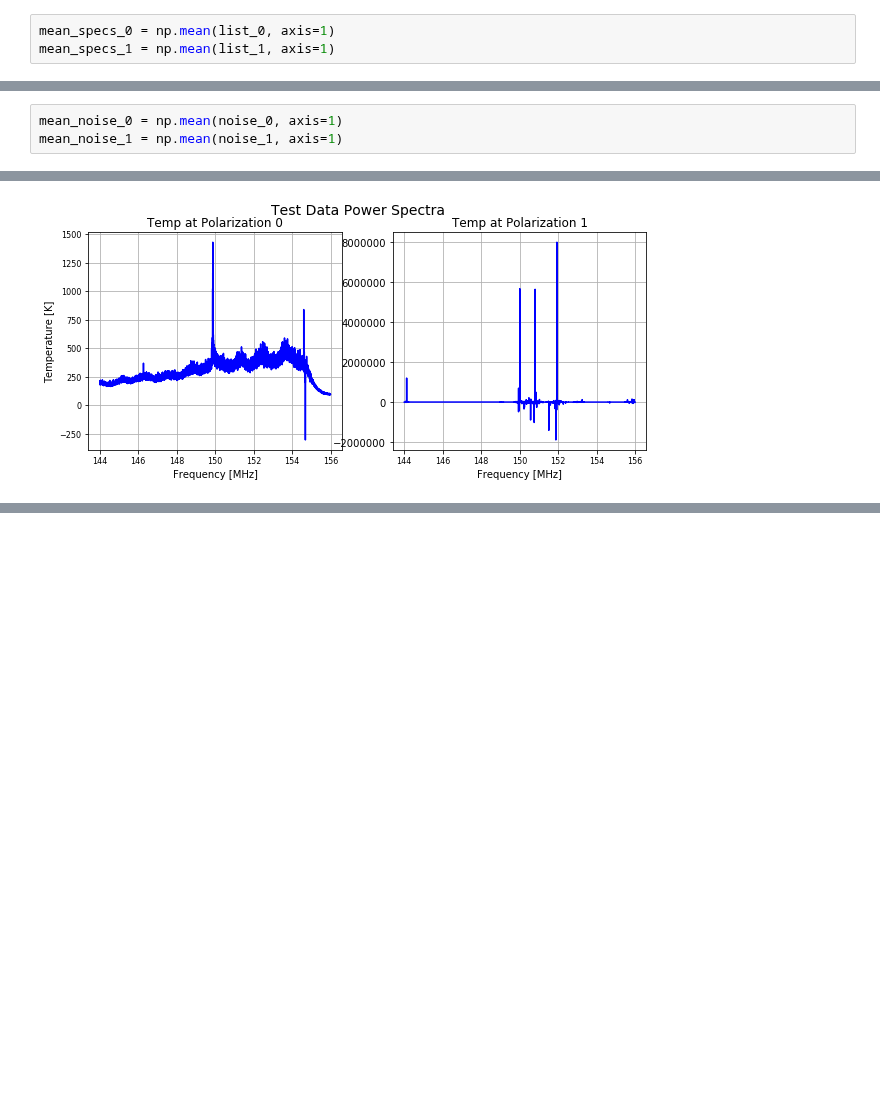
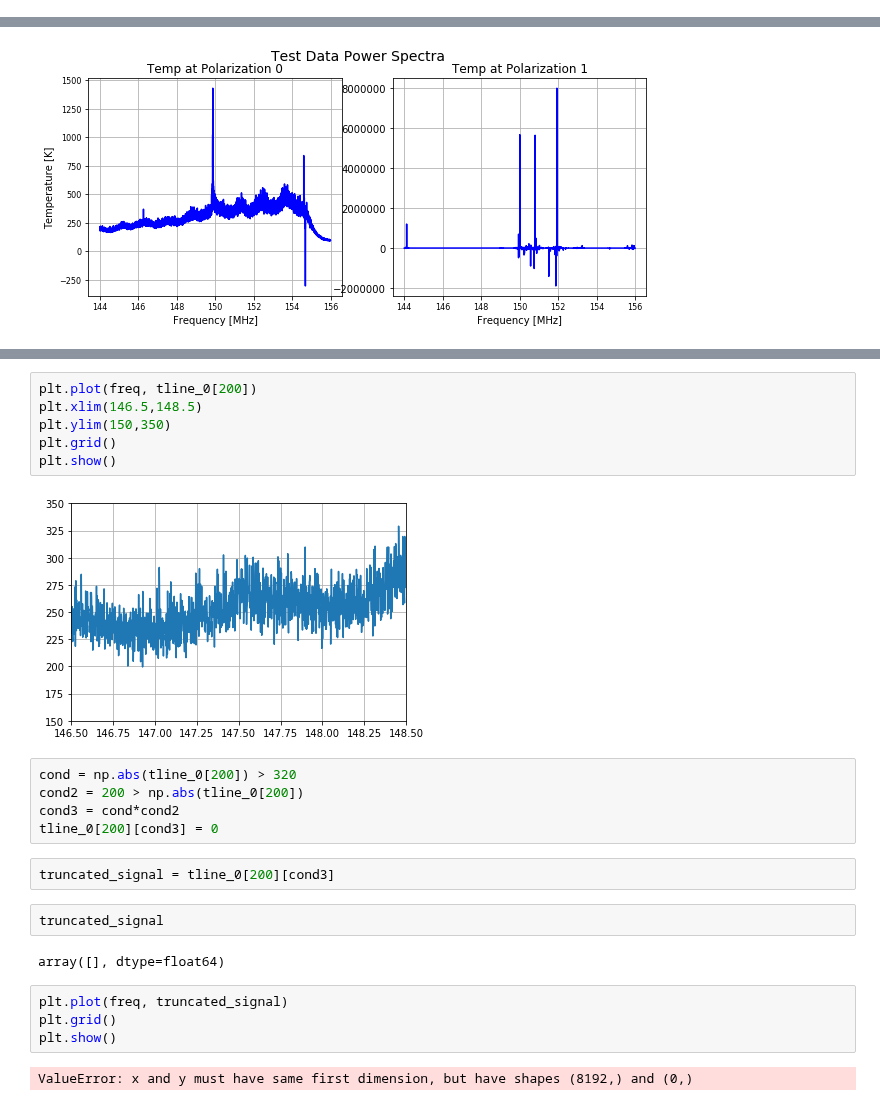
Before and after one commit to nolanylee/astro121lab, a Jupyter notebook: lab4_analysis.ipynb, the cells around one changed output, grey strips where cells are left out. Cells and saved outputs as stored; diff of their text form; blank space fills up the shorter version.

```diff
--- a/lab4_analysis.ipynb
+++ b/lab4_analysis.ipynb
@@ -80,9 +89,6 @@ for i in trange(nfiles):
         list_0[i,j] = f[j+1].data['auto0_real']
 
         list_1[i,j] = f[j+1].data['auto1_real']
-# %%
-mean_specs_0 = np.mean(list_0, axis=1)
-mean_specs_1 = np.mean(list_1, axis=1)
 # %%
 noise_spec = 5
 
@@ -98,6 +104,3 @@ for i in trange(nfiles):
         noise_0[i,j] = f[j+1].data['auto0_real']
 
         noise_1[i,j] = f[j+1].data['auto1_real']
-# %%
-mean_noise_0 = np.mean(noise_0, axis=1)
-mean_noise_1 = np.mean(noise_1, axis=1)
@@ -129,0 +192,25 @@ Text(0.5, 0.98, 'Test Data Power Spectra')
+# %%
+plt.plot(freq, tline_0[200])
+plt.xlim(146.5,148.5)
+plt.ylim(150,350)
+plt.grid()
+plt.show()
+# %% [output]
+[figure, added]
+# %%
+cond = np.abs(tline_0[200]) > 320
+cond2 = 200 > np.abs(tline_0[200])
+cond3 = cond*cond2
+tline_0[200][cond3] = 0
+# %%
+truncated_signal = tline_0[200][cond3]
+# %%
+truncated_signal
+# %% [output]
+array([], dtype=float64)
+# %%
+plt.plot(freq, truncated_signal)
+plt.grid()
+plt.show()
+# %% [output]
+ValueError: x and y must have same first dimension, but have shapes (8192,) and (0,)
```
Also changed, not shown: parts of 7 cells of this notebook.
